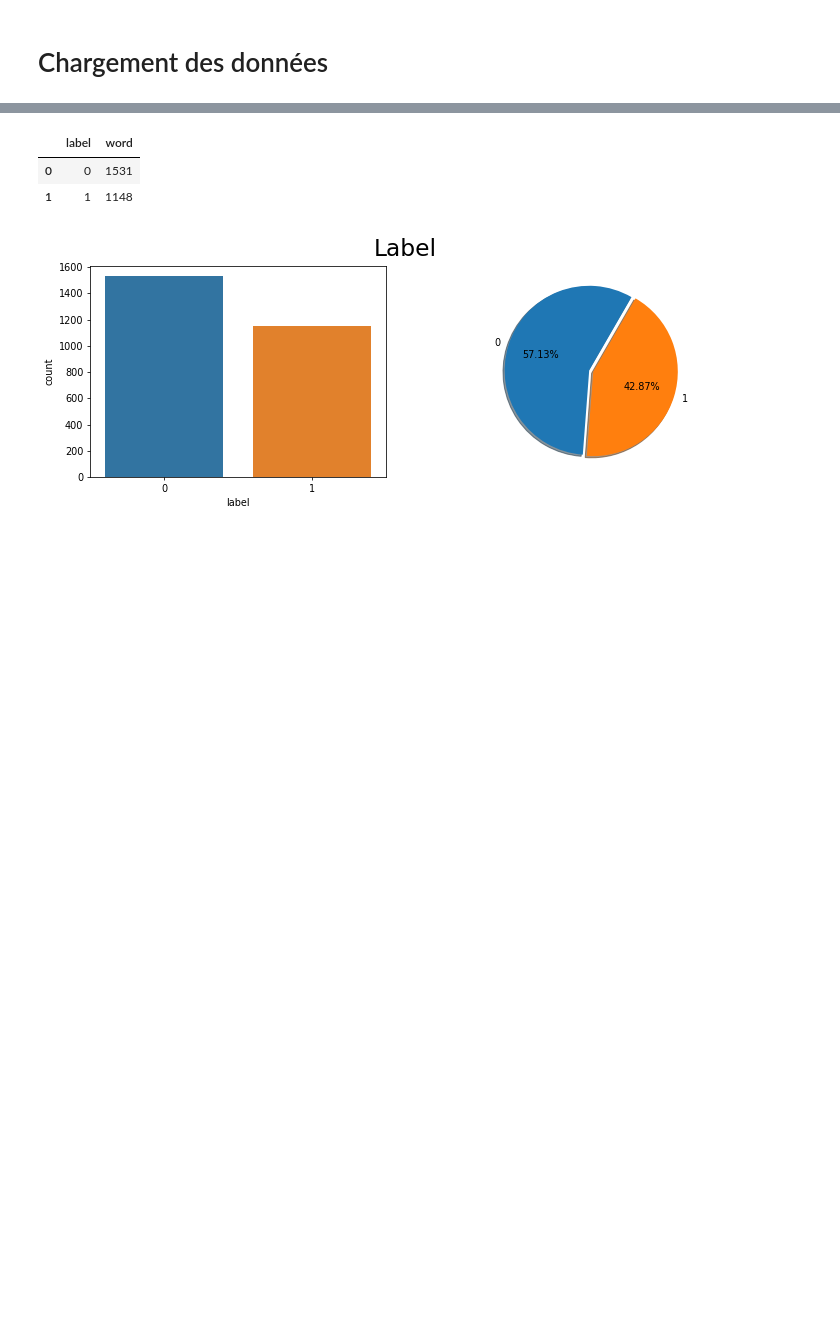
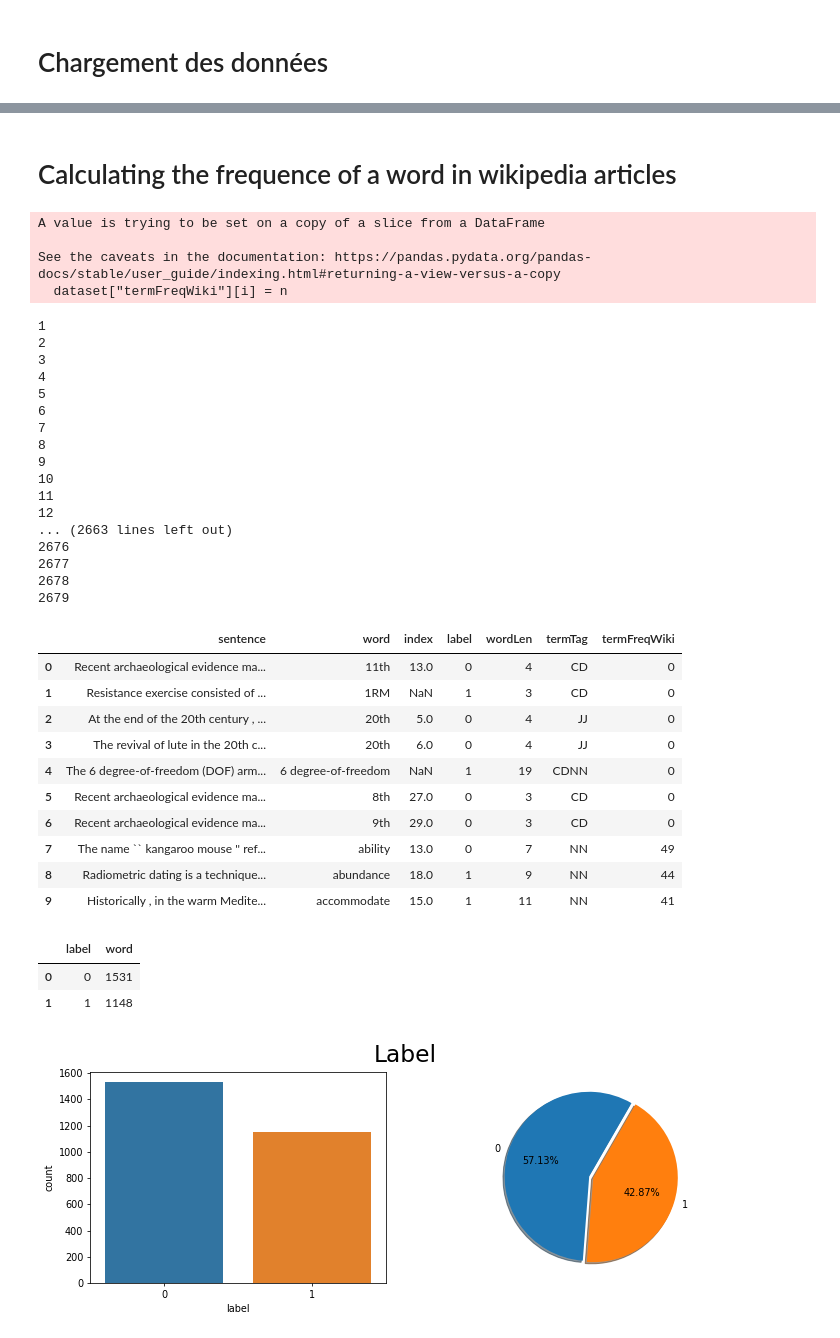
Before and after one commit to Fettoukh/TER_SimpleText, a Jupyter notebook: ML/ML model.ipynb, the cells around one changed output, grey strips where cells are left out. Drawn from its saved outputs; the diff is of its cells as text; code cells hidden in the pictures; blank space fills up the shorter version.

```diff
--- a/ML/ML model.ipynb
+++ b/ML/ML model.ipynb
@@ -48,0 +112,2 @@ dataset.shape
+# %% [markdown]
+# Calculating the frequence of a word in wikipedia articles
@@ -49,3 +131,48 @@ dataset.shape
+# %%
+# termCountWiki = []
+i=0
+dataset["termFreqWiki"]=0
+for term in dataset["word"]:
+    n = frequenceWiki(term)
+    dataset["termFreqWiki"][i] = n
+    i = i+1
+#     print(term)
+    print(i)
+
+dataset.head(10)
+# %% [output]
+A value is trying to be set on a copy of a slice from a DataFrame
+
+See the caveats in the documentation: https://pandas.pydata.org/pandas-docs/stable/user_guide/indexing.html#returning-a-view-versus-a-copy
+  dataset["termFreqWiki"][i] = n
+1
+2
+3
+4
+5
+6
+7
+8
+9
+10
+11
+12
+... (2663 lines left out)
+2676
+2677
+2678
+2679
+|  | sentence | word | index | label | wordLen | termTag | termFreqWiki |
+| 0 | Recent archaeological evidence ma... | 11th | 13.0 | 0 | 4 | CD | 0 |
+| 1 | Resistance exercise consisted of ... | 1RM | NaN | 1 | 3 | CD | 0 |
+| 2 | At the end of the 20th century , ... | 20th | 5.0 | 0 | 4 | JJ | 0 |
+| 3 | The revival of lute in the 20th c... | 20th | 6.0 | 0 | 4 | JJ | 0 |
+| 4 | The 6 degree-of-freedom (DOF) arm... | 6 degree-of-freedom | NaN | 1 | 19 | CDNN | 0 |
+| 5 | Recent archaeological evidence ma... | 8th | 27.0 | 0 | 3 | CD | 0 |
+| 6 | Recent archaeological evidence ma... | 9th | 29.0 | 0 | 3 | CD | 0 |
+| 7 | The name `` kangaroo mouse '' ref... | ability | 13.0 | 0 | 7 | NN | 49 |
+| 8 | Radiometric dating is a technique... | abundance | 18.0 | 1 | 9 | NN | 44 |
+| 9 | Historically , in the warm Medite... | accommodate | 15.0 | 1 | 11 | NN | 41 |
 # %%
 temp = dataset.groupby('label').count()['word'].reset_index().sort_values(by='word', ascending=False)
 temp
```
Also changed, not shown: parts of 24 cells of this notebook, 1 other file.
